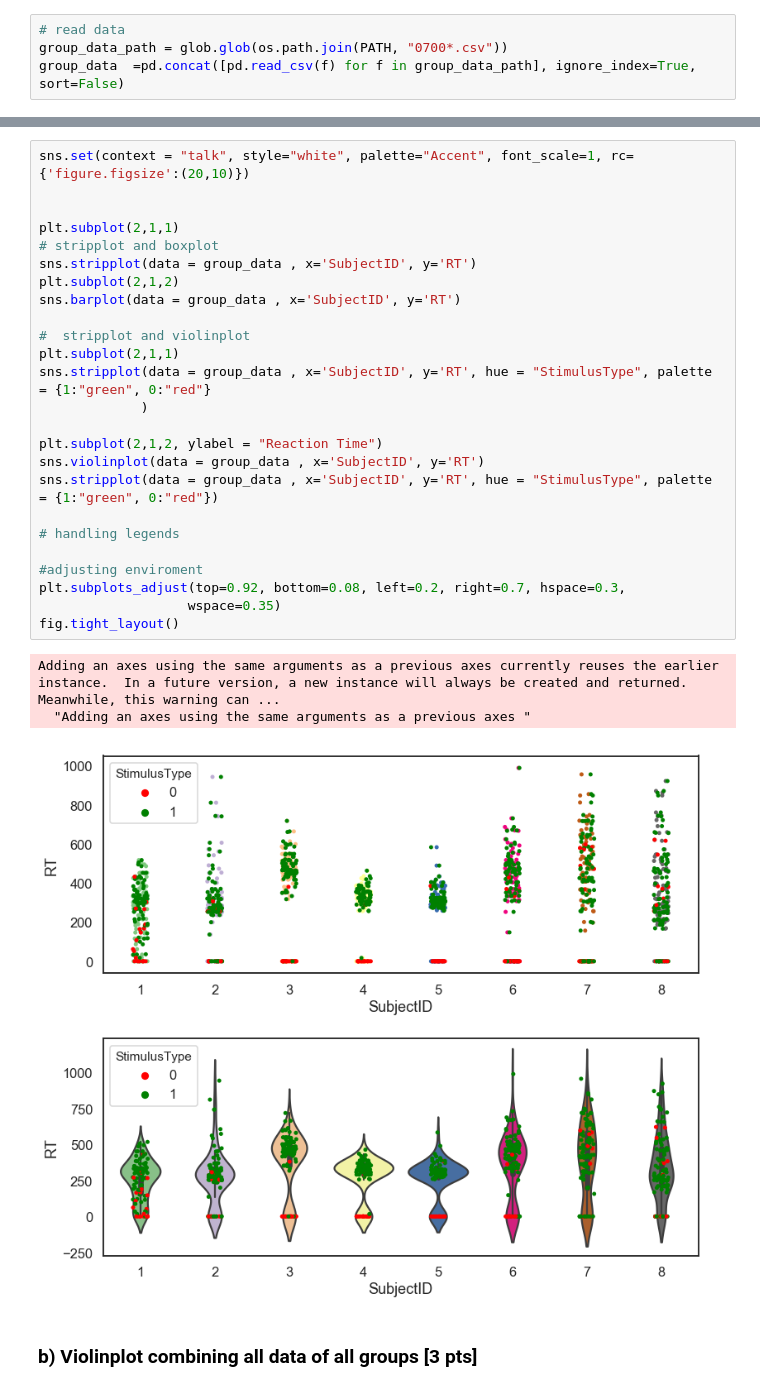
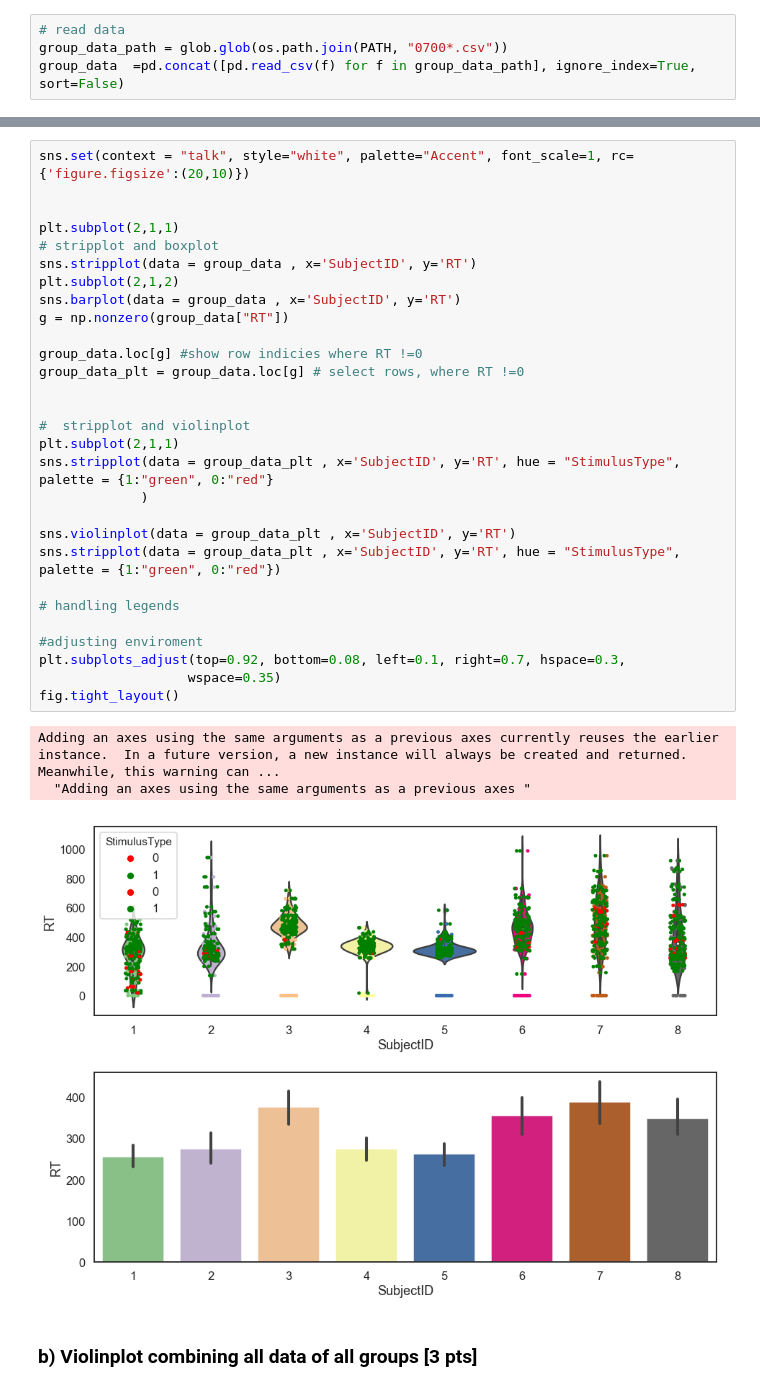
Before and after one commit to NBP-ACC/week-4-acc_7, a Jupyter notebook: sheet02.ipynb, the cells around one changed output, grey strips where cells are left out. Saved outputs shown, nothing was run; the diff lists cells and outputs as text.

Commit message:
plot without RT0=

```diff
--- a/sheet02.ipynb
+++ b/sheet02.ipynb
@@ -129,32 +147,36 @@ group_data  =pd.concat([pd.read_csv(f) for f in group_data_path], ignore_index=T
 # %%
 sns.set(context = "talk", style="white", palette="Accent", font_scale=1, rc={'figure.figsize':(20,10)})
 
 
 plt.subplot(2,1,1)
 # stripplot and boxplot
 sns.stripplot(data = group_data , x='SubjectID', y='RT')
 plt.subplot(2,1,2)
 sns.barplot(data = group_data , x='SubjectID', y='RT')
+g = np.nonzero(group_data["RT"])
+
+group_data.loc[g] #show row indicies where RT !=0
+group_data_plt = group_data.loc[g] # select rows, where RT !=0
+
 
 #  stripplot and violinplot
 plt.subplot(2,1,1)
-sns.stripplot(data = group_data , x='SubjectID', y='RT', hue = "StimulusType", palette = {1:"green", 0:"red"}
+sns.stripplot(data = group_data_plt , x='SubjectID', y='RT', hue = "StimulusType", palette = {1:"green", 0:"red"}
              )
 
-plt.subplot(2,1,2, ylabel = "Reaction Time")
-sns.violinplot(data = group_data , x='SubjectID', y='RT')
-sns.stripplot(data = group_data , x='SubjectID', y='RT', hue = "StimulusType", palette = {1:"green", 0:"red"})
+sns.violinplot(data = group_data_plt , x='SubjectID', y='RT')
+sns.stripplot(data = group_data_plt , x='SubjectID', y='RT', hue = "StimulusType", palette = {1:"green", 0:"red"})
 
 # handling legends
 
 #adjusting enviroment
-plt.subplots_adjust(top=0.92, bottom=0.08, left=0.2, right=0.7, hspace=0.3,
+plt.subplots_adjust(top=0.92, bottom=0.08, left=0.1, right=0.7, hspace=0.3,
                    wspace=0.35)
 fig.tight_layout()
 # %% [output]
 Adding an axes using the same arguments as a previous axes currently reuses the earlier instance.  In a future version, a new instance will always be created and returned.  Meanwhile, this warning can ...
   "Adding an axes using the same arguments as a previous axes "
-[figure, old version]
+[figure, new version]
 # %% [markdown]
 ### b) Violinplot combining all data of all groups [3 pts]
 # %% [markdown]
```
Also changed, not shown: parts of 2 cells of this notebook.
